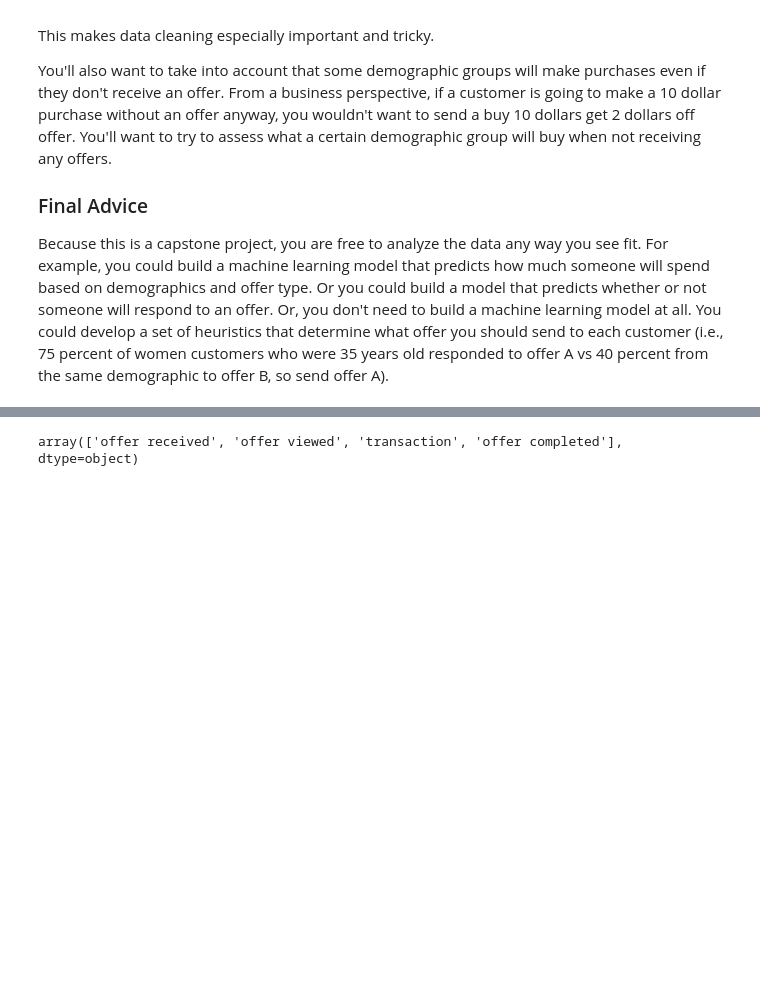
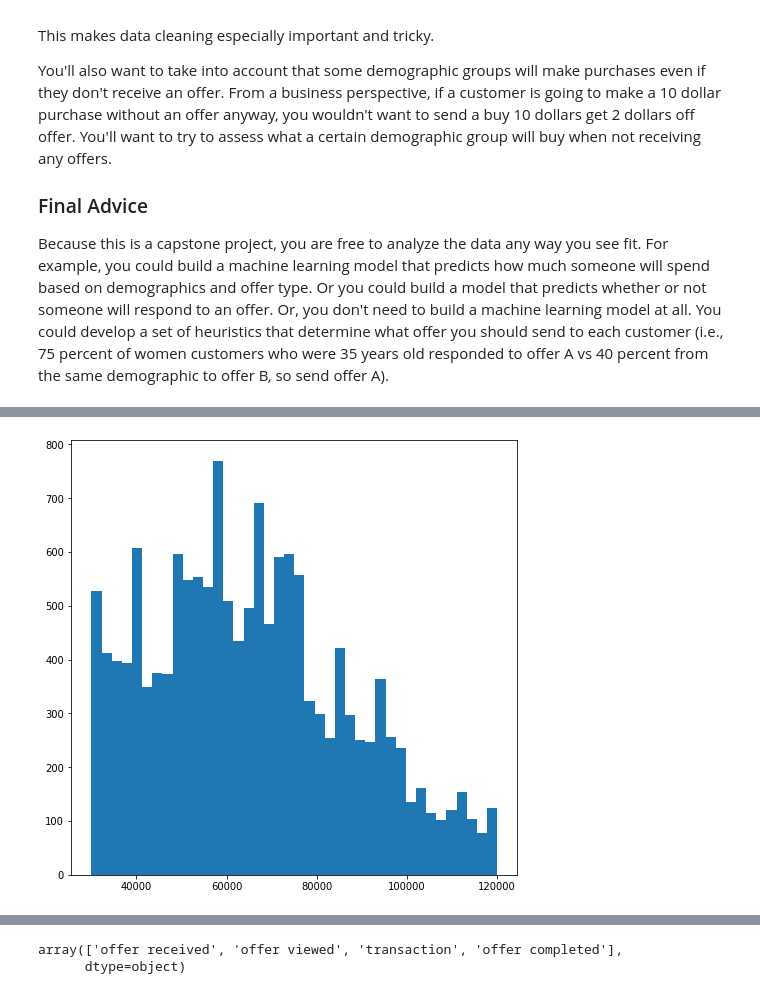
Before and after one commit to adrianhasse/capstone-starbucks, a Jupyter notebook: Starbucks_Capstone_notebook.ipynb, the cells around one changed output, grey strips where cells are left out. Saved outputs shown, nothing was run; the diff lists cells and outputs as text; code cells hidden in the pictures; blank space fills up the shorter version.

```diff
--- a/Starbucks_Capstone_notebook.ipynb
+++ b/Starbucks_Capstone_notebook.ipynb
@@ -150,0 +182,6 @@ profiles.age.isna().sum()
+# %%
+ax = profiles.income.hist(bins=40,figsize=[8,8],grid=False)
+fig = ax.get_figure()
+fig.savefig('income.png')
+# %% [output]
+[figure, added]
```
Also changed, not shown: parts of 43 cells of this notebook.
